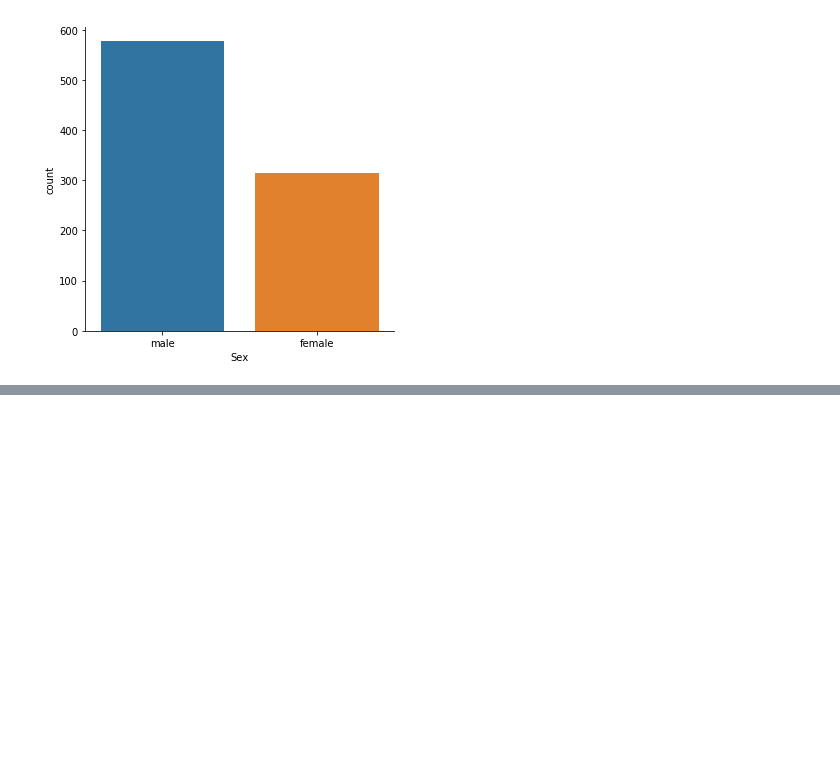
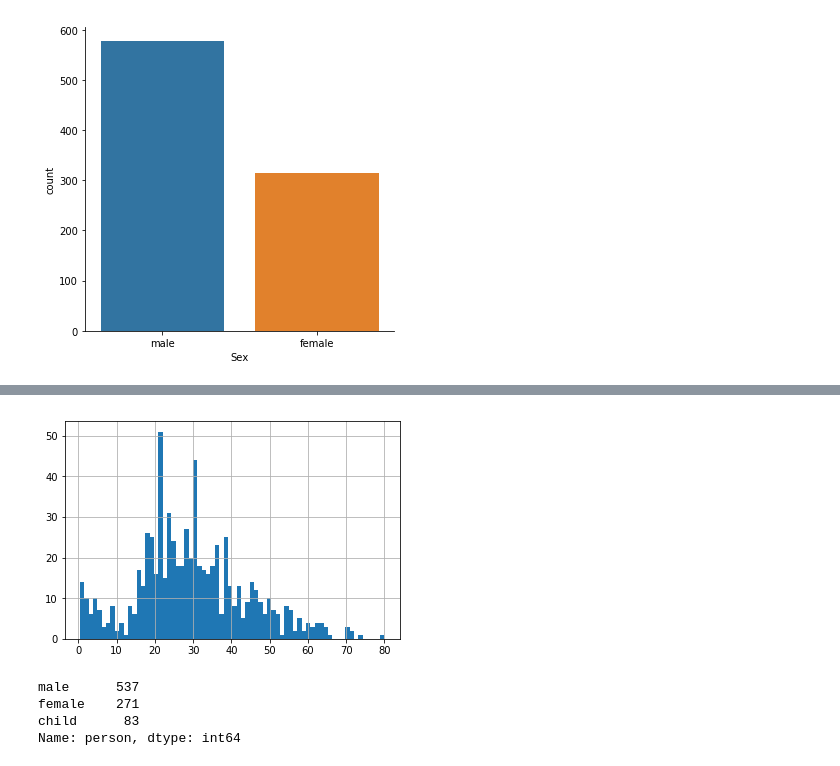
Before and after one commit to rohailkhan/titanic_more, a Jupyter notebook: Titanic analysis.ipynb, the cells around one changed output, grey strips where cells are left out. Drawn from its saved outputs; the diff is of its cells as text; code cells hidden in the pictures; blank space fills up the shorter version.

```diff
--- a/Titanic analysis.ipynb
+++ b/Titanic analysis.ipynb
@@ -64,0 +89,15 @@ def male_female_child(passenger):
+# %%
+# lots of children in class-3 but no so many in first class
+# lets check the age of passengers using histograms
+titanic_df['Age'].hist(bins=70)
+plt.show()
+# %% [output]
+[figure, added]
+# %%
+# taking over all values count of all male female and child
+titanic_df['person'].value_counts()
+# %% [output]
+male      537
+female    271
+child      83
+Name: person, dtype: int64
```
Also changed, not shown: parts of 8 cells of this notebook.
